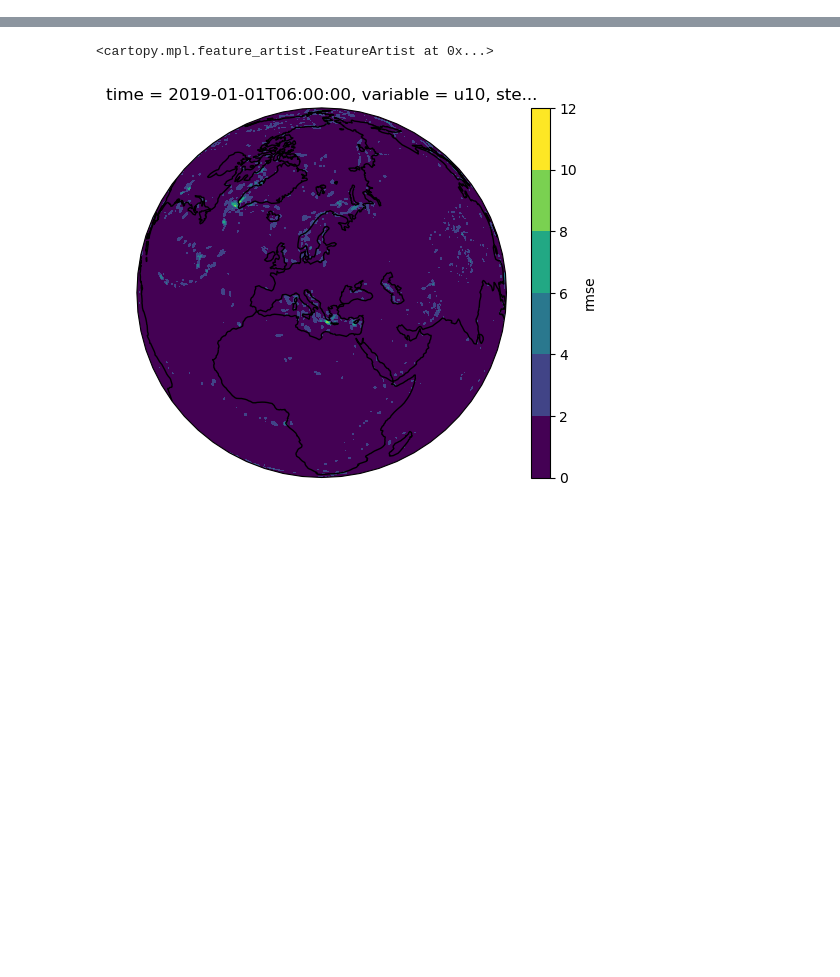
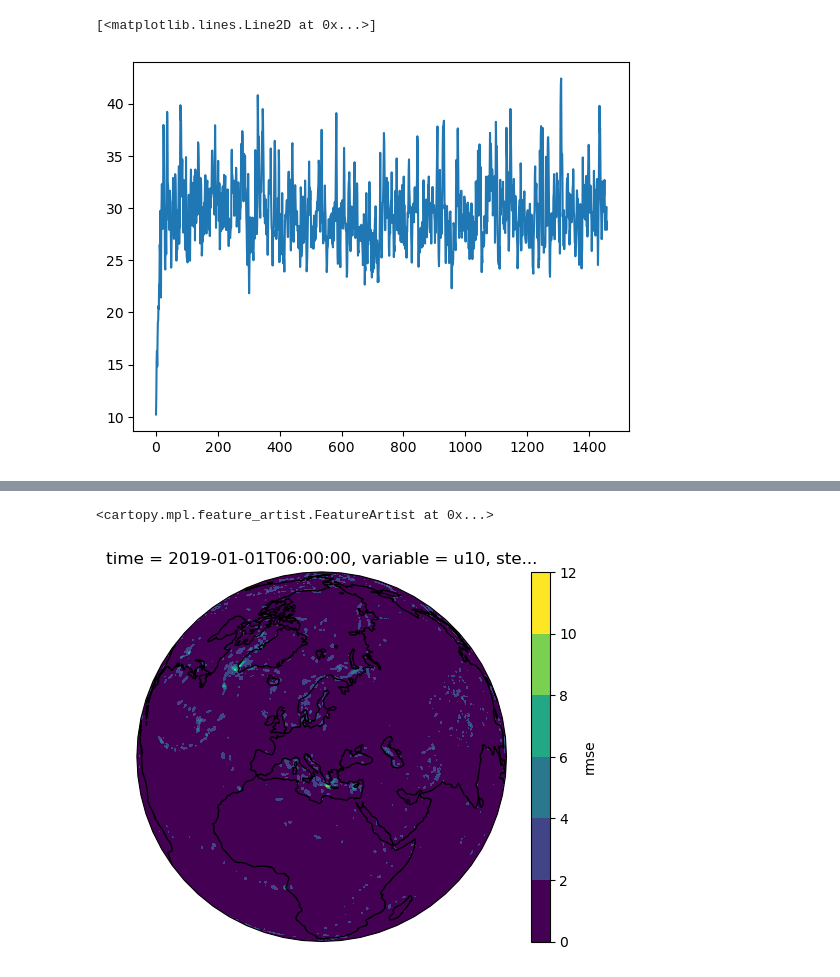
Before and after one commit to Slusny/Modulated-Spherical-Fourier-Neural-Operator, a Jupyter notebook: Modelskill.ipynb, the cells around one changed output, grey strips where cells are left out. Saved outputs shown, nothing was run; the diff lists cells and outputs as text; code cells hidden in the pictures; blank space fills up the shorter version.

```diff
--- a/Modelskill.ipynb
+++ b/Modelskill.ipynb
@@ -15,0 +56,5 @@ timestp = "20240201-1307"
+# %%
+plt.plot(max_sfno)
+# %% [output]
+[<matplotlib.lines.Line2D at 0x...>]
+[figure, added]
```
Also changed, not shown: parts of 26 cells of this notebook.
